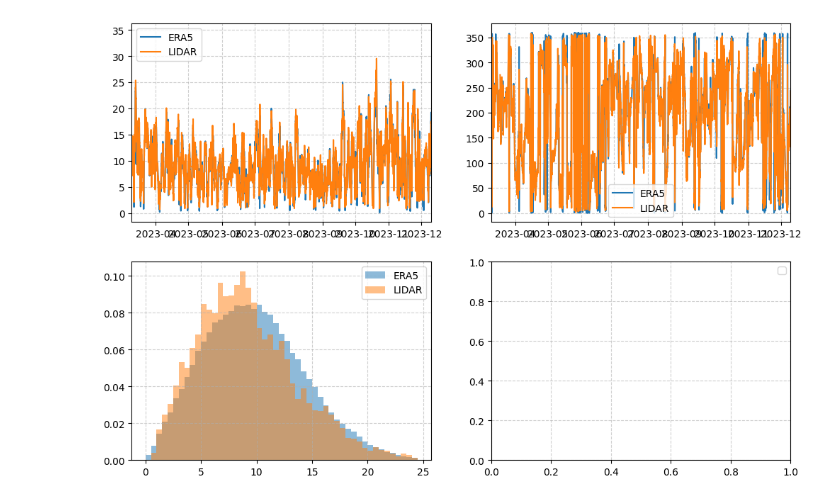
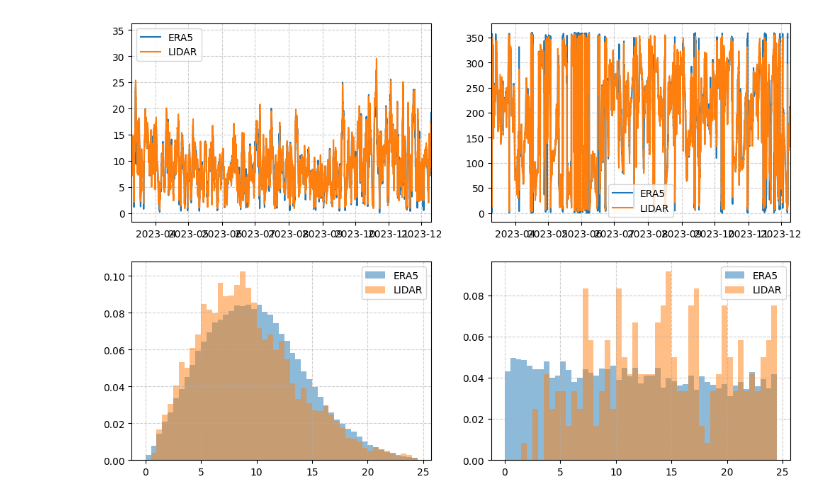
Before and after one commit to Nuwa13/Project_Python_Programming_in_Energy_Science, a Jupyter notebook: ReadingData.ipynb, the cells around one changed output. Saved outputs shown, nothing was run; the diff lists cells and outputs as text; code cells hidden in the pictures.

```diff
--- a/ReadingData.ipynb
+++ b/ReadingData.ipynb
@@ -33,31 +33,34 @@ data_LIDAR = data_LIDAR.resample('h', on='Time').mean()
 
 # create a merged dataframe containing the ERA5 and the LIDAR data
 
 data_mrgd = pd.merge(data_LIDAR, data_ERA5, how='right', on='Time')
 
 data_mrgd['Time'] = pd.to_datetime(data_mrgd['Time'])
 
 # Some basic plots of the data
 
 fig, ax = plt.subplots(2, 2, figsize=(12, 8))
 
 ax = ax.flatten()
 
 ax[0].plot(data_mrgd['Time'], data_mrgd['WS100'])
 ax[0].plot(data_mrgd['Time'], data_mrgd['WS-99.2'])
 ax[0].set_xlim(data_LIDAR.index[0], data_LIDAR.index[-1])
 
 ax[1].plot(data_mrgd['Time'], data_mrgd['WD100'])
 ax[1].plot(data_mrgd['Time'], data_mrgd['WD-99.2'])
 ax[1].set_xlim(data_LIDAR.index[0], data_LIDAR.index[-1])
 
 v_bins = np.arange(0,25,0.5)
 
 ax[2].hist(data_mrgd['WS100'], bins=v_bins, density=True, alpha=0.5)
 ax[2].hist(data_mrgd['WS-99.2'], bins=v_bins, density=True, alpha=0.5)
 
+ax[3].hist(data_mrgd['WD100'], bins=v_bins, density=True, alpha=0.5)
+ax[3].hist(data_mrgd['WD-99.2'], bins=v_bins, density=True, alpha=0.5)
+
 for axs in ax:
     axs.legend(['ERA5', 'LIDAR'])
     axs.grid(True, linestyle="--", alpha=0.6)
 # %% [output]
-[figure, old version]
+[figure, new version]
```
